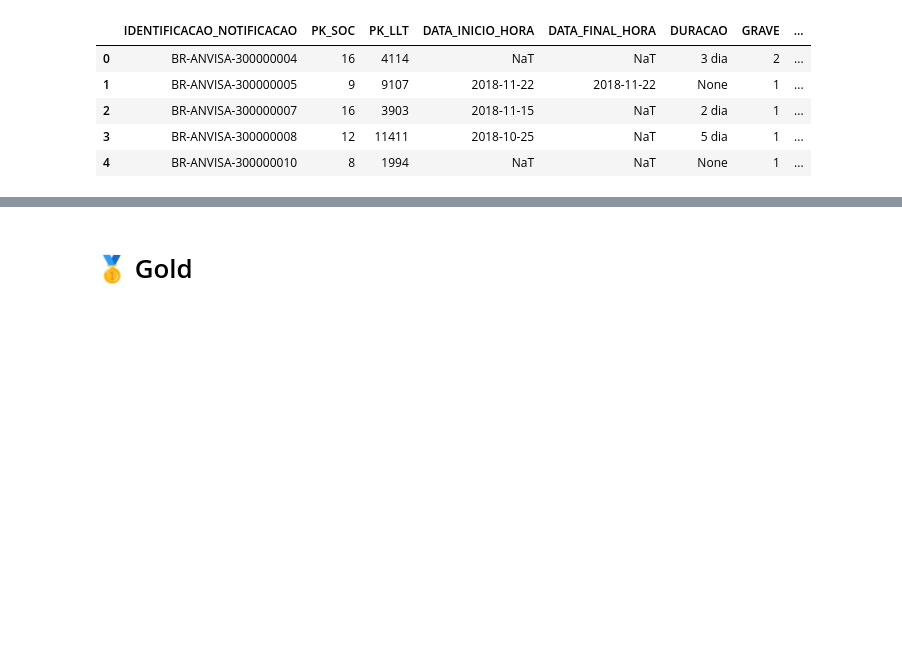
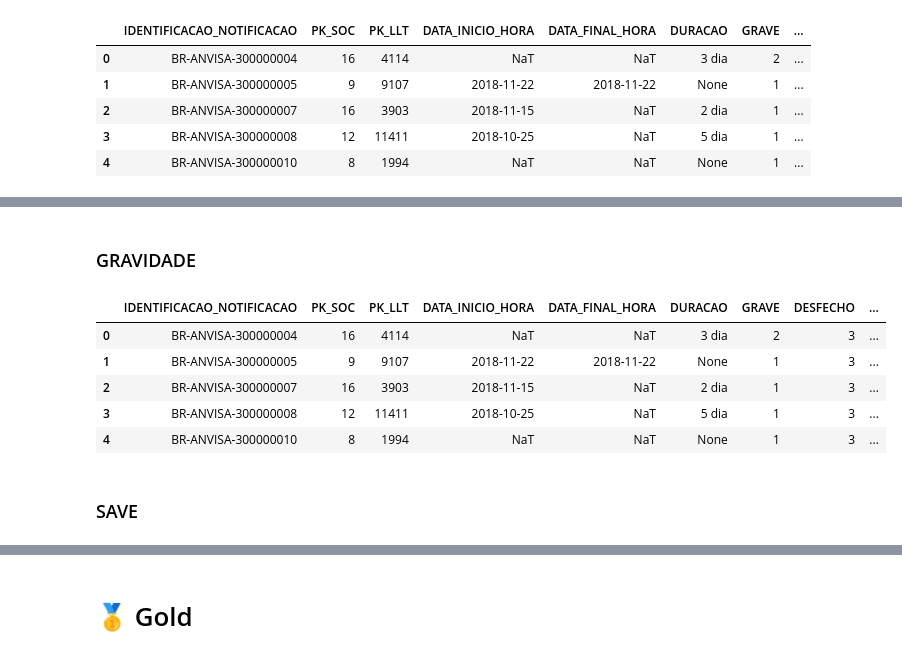
Before and after one commit to mlab-inf-ufrgs/vigimed, a Jupyter notebook: src/reacoes/etl_fat_reacoes.ipynb, the cells around one changed output, grey strips where cells are left out. Drawn from its saved outputs; the diff is of its cells as text; code cells hidden in the pictures; blank space fills up the shorter version.

Commit message:
ajustes na base de reacoes

```diff
--- a/src/reacoes/etl_fat_reacoes.ipynb
+++ b/src/reacoes/etl_fat_reacoes.ipynb
@@ -229,0 +282,2 @@ hist_fat_reacoes.head()
+# %%
+hist_fat_reacoes = duration_normalize(hist_fat_reacoes, col='DURACAO', prefix='DURACAO')
@@ -229,0 +293,3 @@ hist_fat_reacoes.head()
+# %%
+hist_fat_reacoes['DURACAO_TIPO'] = hist_fat_reacoes['DURACAO_TIPO'].fillna("Desconhecido")
+hist_fat_reacoes.DURACAO_TIPO.value_counts()
@@ -229,0 +329,15 @@ hist_fat_reacoes.head()
+# %% [markdown]
+### GRAVIDADE
+# %%
+hist_fat_reacoes = expandir_gravidade_wide(hist_fat_reacoes, col='GRAVIDADE', prefix='GRAVIDADE_')
+hist_fat_reacoes = hist_fat_reacoes.drop('GRAVIDADE', axis=1)
+hist_fat_reacoes.head()
+# %% [output]
+|  | IDENTIFICACAO_NOTIFICACAO | PK_SOC | PK_LLT | DATA_INICIO_HORA | DATA_FINAL_HORA | DURACAO | GRAVE | DESFECHO | ... |
+| 0 | BR-ANVISA-300000004 | 16 | 4114 | NaT | NaT | 3 dia | 2 | 3 | ... |
+| 1 | BR-ANVISA-300000005 | 9 | 9107 | 2018-11-22 | 2018-11-22 | None | 1 | 3 | ... |
+| 2 | BR-ANVISA-300000007 | 16 | 3903 | 2018-11-15 | NaT | 2 dia | 1 | 3 | ... |
+| 3 | BR-ANVISA-300000008 | 12 | 11411 | 2018-10-25 | NaT | 5 dia | 1 | 3 | ... |
+| 4 | BR-ANVISA-300000010 | 8 | 1994 | NaT | NaT | None | 1 | 3 | ... |
+# %% [markdown]
+### SAVE
```
Also changed, not shown: parts of 16 cells of this notebook, 6 other files.
